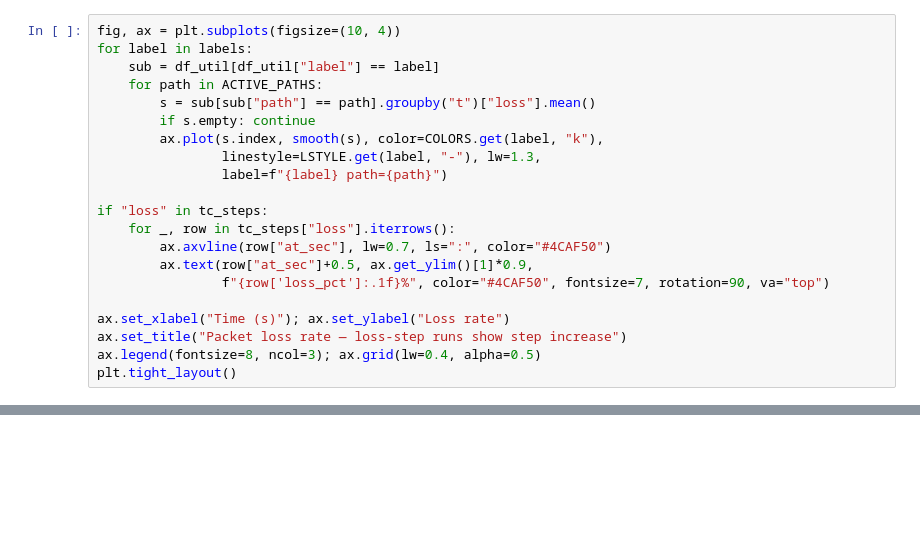
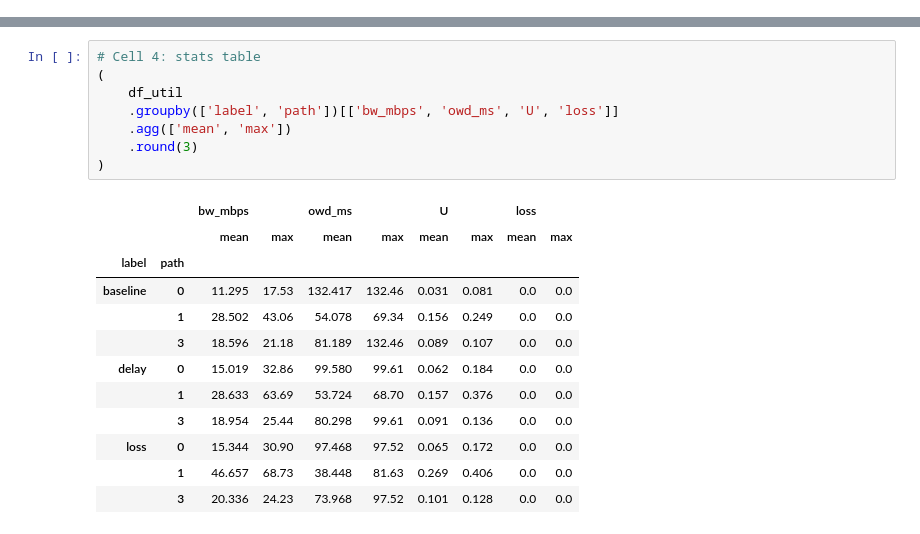
Before and after one commit to xiaoha-cloud/qcurl-4dmap-experiment, a Jupyter notebook: scripts/analyze/phase2_analysis.ipynb, the cells around one changed output, grey strips where cells are left out. Drawn from its saved outputs; the diff is of its cells as text; blank space fills up the shorter version.

```diff
--- a/scripts/analyze/phase2_analysis.ipynb
+++ b/scripts/analyze/phase2_analysis.ipynb
@@ -158,21 +0,0 @@ plt.tight_layout()
-# %%
-fig, ax = plt.subplots(figsize=(10, 4))
-for label in labels:
-    sub = df_util[df_util["label"] == label]
-    for path in ACTIVE_PATHS:
-        s = sub[sub["path"] == path].groupby("t")["loss"].mean()
-        if s.empty: continue
-        ax.plot(s.index, smooth(s), color=COLORS.get(label, "k"),
-                linestyle=LSTYLE.get(label, "-"), lw=1.3,
-                label=f"{label} path={path}")
-
-if "loss" in tc_steps:
-    for _, row in tc_steps["loss"].iterrows():
-        ax.axvline(row["at_sec"], lw=0.7, ls=":", color="#4CAF50")
-        ax.text(row["at_sec"]+0.5, ax.get_ylim()[1]*0.9,
-                f"{row['loss_pct']:.1f}%", color="#4CAF50", fontsize=7, rotation=90, va="top")
-
-ax.set_xlabel("Time (s)"); ax.set_ylabel("Loss rate")
-ax.set_title("Packet loss rate — loss-step runs show step increase")
-ax.legend(fontsize=8, ncol=3); ax.grid(lw=0.4, alpha=0.5)
-plt.tight_layout()
@@ -238,0 +294,21 @@ print(f"Figures will be saved under: {REPO / 'figures'}")
+# %%
+# Cell 4: stats table
+(
+    df_util
+    .groupby(['label', 'path'])[['bw_mbps', 'owd_ms', 'U', 'loss']]
+    .agg(['mean', 'max'])
+    .round(3)
+)
+# %% [output]
+|  |  | bw_mbps |  | owd_ms |  | U |  | loss |  |
+|  |  | mean | max | mean | max | mean | max | mean | max |
+| label | path |  |  |  |  |  |  |  |  |
+| baseline | 0 | 11.295 | 17.53 | 132.417 | 132.46 | 0.031 | 0.081 | 0.0 | 0.0 |
+|  | 1 | 28.502 | 43.06 | 54.078 | 69.34 | 0.156 | 0.249 | 0.0 | 0.0 |
+|  | 3 | 18.596 | 21.18 | 81.189 | 132.46 | 0.089 | 0.107 | 0.0 | 0.0 |
+| delay | 0 | 15.019 | 32.86 | 99.580 | 99.61 | 0.062 | 0.184 | 0.0 | 0.0 |
+|  | 1 | 28.633 | 63.69 | 53.724 | 68.70 | 0.157 | 0.376 | 0.0 | 0.0 |
+|  | 3 | 18.954 | 25.44 | 80.298 | 99.61 | 0.091 | 0.136 | 0.0 | 0.0 |
+| loss | 0 | 15.344 | 30.90 | 97.468 | 97.52 | 0.065 | 0.172 | 0.0 | 0.0 |
+|  | 1 | 46.657 | 68.73 | 38.448 | 81.63 | 0.269 | 0.406 | 0.0 | 0.0 |
+|  | 3 | 20.336 | 24.23 | 73.968 | 97.52 | 0.101 | 0.128 | 0.0 | 0.0 |
```
Also changed, not shown: parts of 40 cells of this notebook, 9 other files.
